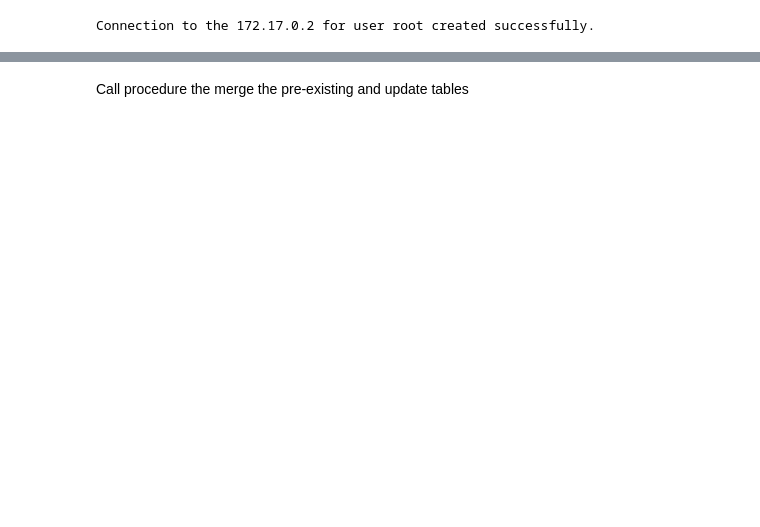
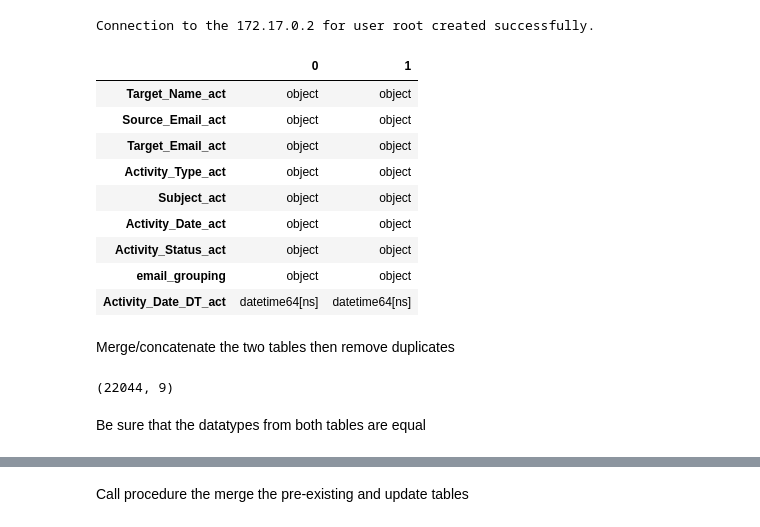
Before and after one commit to calleja/greeneHill, a Jupyter notebook: ingest_selectActivityReport.ipynb, the cells around one changed output, grey strips where cells are left out. Cells and saved outputs as stored; diff of their text form; code cells hidden in the pictures; blank space fills up the shorter version.

```diff
--- a/ingest_selectActivityReport.ipynb
+++ b/ingest_selectActivityReport.ipynb
@@ -28,2 +30,7 @@ activityReport.columns = [i.replace(' ','_')+'_act' for i in list(activityReport
+# %%
+#normalize email names
+activityReport = activityReport.assign(email_grouping = activityReport.apply(lambda x: x['Target_Email_act'] if pd.notnull(x['Target_Email_act']) else x['Source_Email_act'], axis = 1))
+
+activityReport_legacy = activityReport_legacy.assign(email_grouping = activityReport_legacy.apply(lambda x: x['Target_Email_act'] if pd.notnull(x['Target_Email_act']) else x['Source_Email_act'], axis = 1))
 # %%
 activityReport = activityReport.assign(Activity_Date_DT_act = pd.to_datetime(activityReport['Activity_Date_act'], format = '%Y-%m-%d %H:%M'))
@@ -29,0 +38,12 @@ activityReport = activityReport.assign(Activity_Date_DT_act = pd.to_datetime(act
+# %%
+#drop irrelevant columns
+try:
+    activityReport.drop(['Assignee_Name_act','Activity_Details_act'], axis = 1, inplace = True)
+except KeyError:
+    print('column not found')
+
+
+try:
+    activityReport_legacy.drop(['Assignee_Name_act','Activity_Details_act'], axis = 1, inplace = True)
+except KeyError:
+    print('column not found')
@@ -75,4 +93,21 @@ from sqlalchemy.sql import select
 from sqlalchemy.sql import text
 
 with engine.connect() as conn:
-    historical = conn.execute(text(f'SELECT * FROM consolidated_mem_status WHERE start_dt >= DATE("{min_date_text}")'))
+    historical = conn.execute(text(f'SELECT * FROM consolidated_rawActivityReport WHERE Activity_Date_DT_act < DATE("{min_date_text}")'))
+    historical_df = pd.DataFrame(historical.fetchall(), columns=historical.keys())
+# %%
+#just reconciling the dtypes of ea table
+pd.concat([pd.Series(historical_df.dtypes),pd.Series(activityReport.dtypes)], axis =1, names = ['historical_df','activityReport'])
+# %% [output]
+|  | 0 | 1 |
+| Target_Name_act | object | object |
+| Source_Email_act | object | object |
+| Target_Email_act | object | object |
+| Activity_Type_act | object | object |
+| Subject_act | object | object |
+| Activity_Date_act | object | object |
+| Activity_Status_act | object | object |
+| email_grouping | object | object |
+| Activity_Date_DT_act | datetime64[ns] | datetime64[ns] |
+# %% [markdown]
+Merge/concatenate the two tables then remove duplicates
@@ -79,2 +118,8 @@ with engine.connect() as conn:
+# %%
+consolidated_nd.shape
+# %% [output]
+(22044, 9)
+# %% [markdown]
+Be sure that the datatypes from both tables are equal
 # %%
 try:
```
Also changed, not shown: parts of 8 cells of this notebook, 4 other files.
